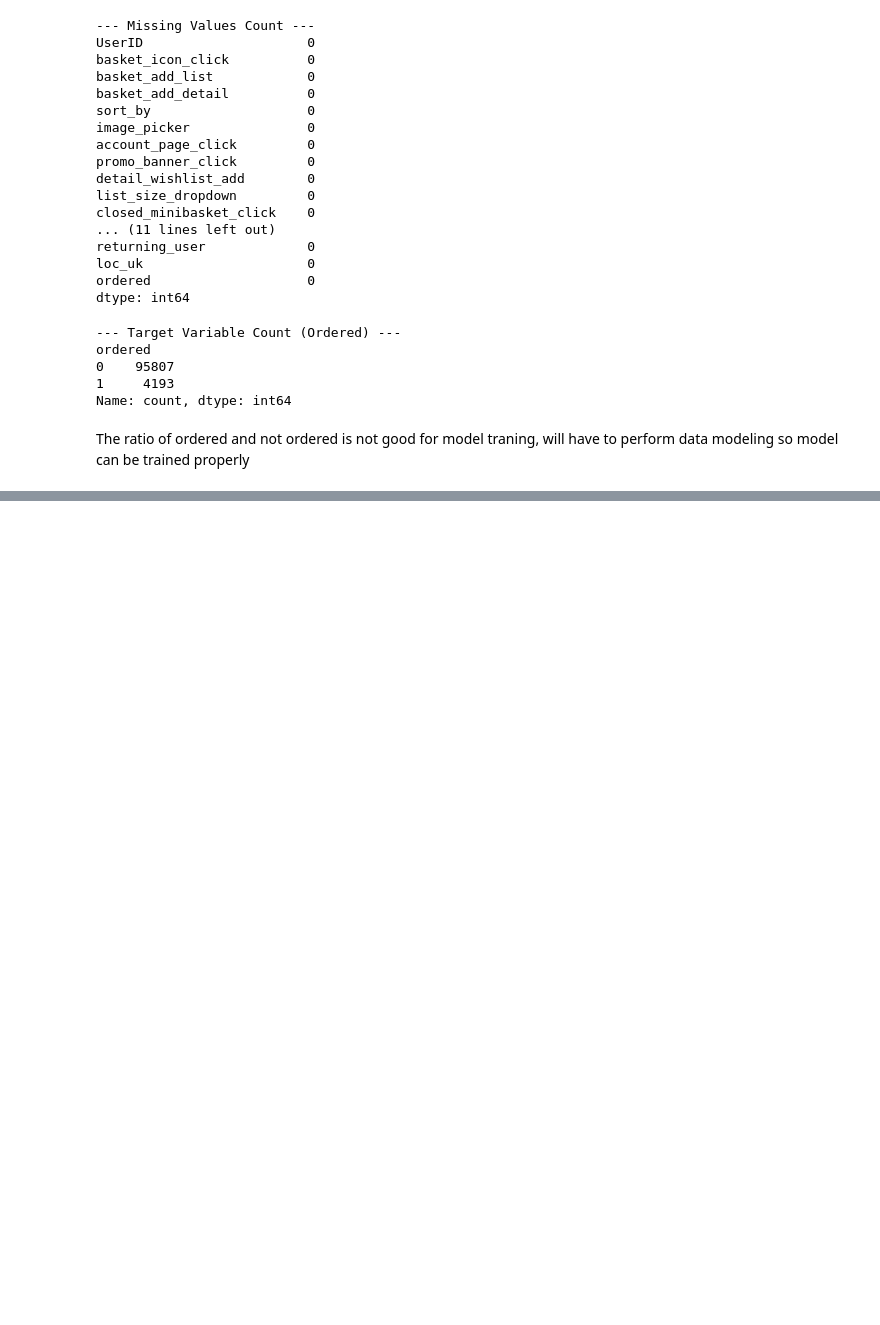
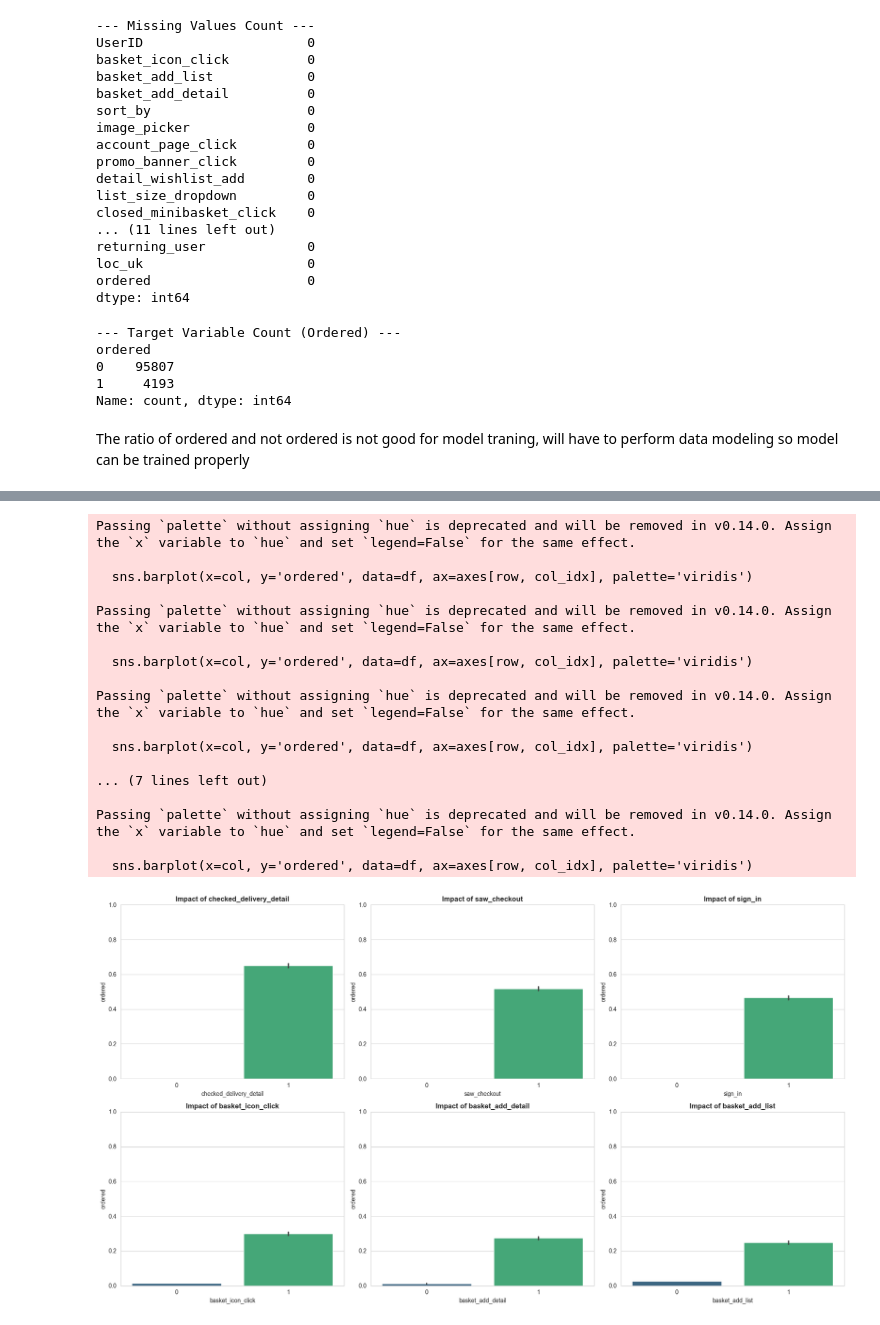
Before and after one commit to koliHarshad/CartPredict, a Jupyter notebook: CartPredict.ipynb, the cells around one changed output, grey strips where cells are left out. Cells and saved outputs as stored; diff of their text form; code cells hidden in the pictures; blank space fills up the shorter version.

```diff
--- a/CartPredict.ipynb
+++ b/CartPredict.ipynb
@@ -139,0 +197,34 @@ Index: []
+# %%
+# Creating a subplot for the Top 6 Predictors
+top_6 = ['checked_delivery_detail', 'saw_checkout', 'sign_in', 'basket_icon_click', 'basket_add_detail', 'basket_add_list']
+
+fig, axes = plt.subplots(2, 3, figsize=(18, 10))
+
+for i, col in enumerate(top_6):
+    row = i // 3
+    col_idx = i % 3
+    sns.barplot(x=col, y='ordered', data=df, ax=axes[row, col_idx], palette='viridis')
+    axes[row, col_idx].set_title(f'Impact of {col}', fontweight='bold')
+    axes[row, col_idx].set_ylim(0, 1) # Keep scale consistent to show the massive jump
+
+plt.tight_layout()
+plt.show()
+# %% [output]
+Passing `palette` without assigning `hue` is deprecated and will be removed in v0.14.0. Assign the `x` variable to `hue` and set `legend=False` for the same effect.
+
+  sns.barplot(x=col, y='ordered', data=df, ax=axes[row, col_idx], palette='viridis')
+
+Passing `palette` without assigning `hue` is deprecated and will be removed in v0.14.0. Assign the `x` variable to `hue` and set `legend=False` for the same effect.
+
+  sns.barplot(x=col, y='ordered', data=df, ax=axes[row, col_idx], palette='viridis')
+
+Passing `palette` without assigning `hue` is deprecated and will be removed in v0.14.0. Assign the `x` variable to `hue` and set `legend=False` for the same effect.
+
+  sns.barplot(x=col, y='ordered', data=df, ax=axes[row, col_idx], palette='viridis')
+
+... (7 lines left out)
+
+Passing `palette` without assigning `hue` is deprecated and will be removed in v0.14.0. Assign the `x` variable to `hue` and set `legend=False` for the same effect.
+
+  sns.barplot(x=col, y='ordered', data=df, ax=axes[row, col_idx], palette='viridis')
+[figure, added]
```
Also changed, not shown: parts of 32 cells of this notebook, 9 other files.
